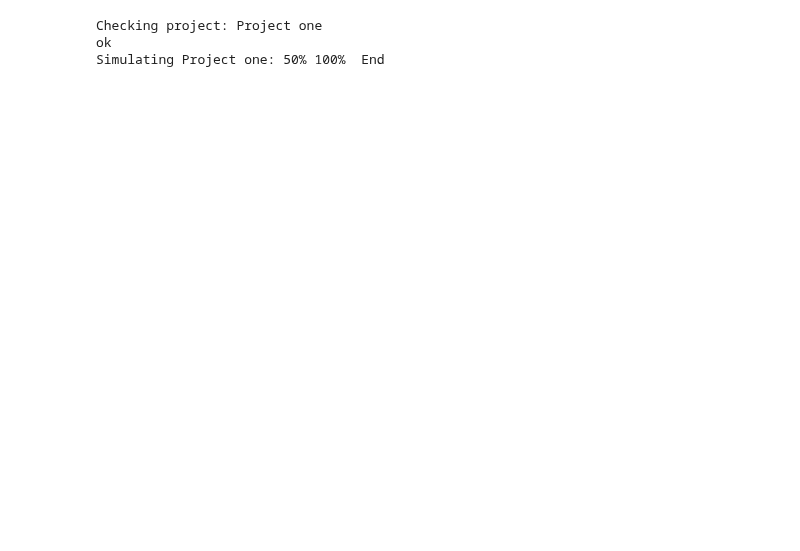
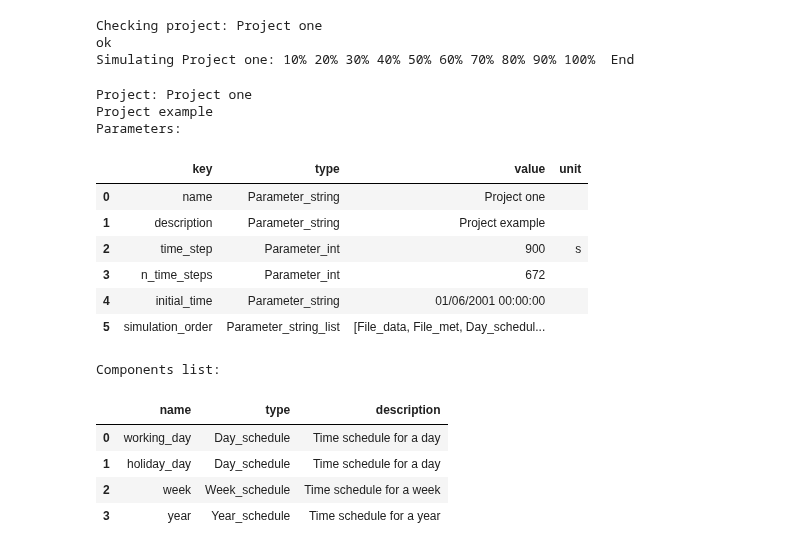
Before and after one commit to jfCoronel/OpenSimula, a Jupyter notebook: examples/user_guide.ipynb, the cells around one changed output. Cells and saved outputs as stored; diff of their text form; code cells hidden in the pictures; blank space fills up the shorter version.

Commit message:
docs Day_schedule

```diff
--- a/examples/user_guide.ipynb
+++ b/examples/user_guide.ipynb
@@ -1,32 +1,63 @@
 # %%
 import OpenSimula as osm
 
 sim = osm.Simulation()
 pro = osm.Project("Project one",sim)
-pro.parameter("description").value = "Project example"
-pro.parameter("time_step").value = 60*15
-pro.parameter("n_time_steps").value = 24*4*7
-pro.parameter("initial_time").value = "01/06/2001 00:00:00"
-pro.parameter_dataframe()
+param = {
+    "description": "Project example",
+    "time_step": 60*15,
+    "n_time_steps": 24*4*7,
+    "initial_time": "01/06/2001 00:00:00"
+}
+pro.set_parameters(param)
 
 working_day = osm.components.Day_schedule("working_day",pro)
-working_day.parameter("time_steps").value = [8*3600, 5*3600, 2*3600, 4*3600]
-working_day.parameter("values").value = [0, 100, 0, 80, 0]
+param = {
+    "time_steps": [8*3600, 5*3600, 2*3600, 4*3600],
+    "values": [0, 100, 0, 80, 0]
+}
+working_day.set_parameters(param)
 
 holiday_day = osm.components.Day_schedule("holiday_day",pro)
-holiday_day.parameter("time_steps").value = []
-holiday_day.parameter("values").value = [0]
+param = {
+    "time_steps": [],
+    "values": [0]
+}
+holiday_day.set_parameters(param)
 
 week = osm.components.Week_schedule("week",pro)
-week.parameter("days_schedules").value = ["working_day","working_day","working_day","working_day","working_day","holiday_day","holiday_day"]
+param = {
+    "days_schedules": ["working_day","working_day","working_day","working_day","working_day","holiday_day","holiday_day"]
+}
+week.set_parameters(param)
 
 year = osm.components.Year_schedule("year",pro)
-year.parameter("periods").value = []
-year.parameter("weeks_schedules").value = ["week"]
+param = {
+    "periods": [],
+    "weeks_schedules": ["week"]
+}
+year.set_parameters(param)
 
 pro.check()
 pro.simulate()
+pro
 # %% [output]
 Checking project: Project one
 ok
-Simulating Project one: 50% 100%  End
+Simulating Project one: 10% 20% 30% 40% 50% 60% 70% 80% 90% 100%  End
+Project: Project one
+Project example
+Parameters:
+|  | key | type | value | unit |
+| 0 | name | Parameter_string | Project one |  |
+| 1 | description | Parameter_string | Project example |  |
+| 2 | time_step | Parameter_int | 900 | s |
+| 3 | n_time_steps | Parameter_int | 672 |  |
+| 4 | initial_time | Parameter_string | 01/06/2001 00:00:00 |  |
+| 5 | simulation_order | Parameter_string_list | [File_data, File_met, Day_schedul... |  |
+Components list:
+|  | name | type | description |
+| 0 | working_day | Day_schedule | Time schedule for a day |
+| 1 | holiday_day | Day_schedule | Time schedule for a day |
+| 2 | week | Week_schedule | Time schedule for a week |
+| 3 | year | Year_schedule | Time schedule for a year |
```
Also changed, not shown: parts of 1 cell of this notebook, 4 other files.
